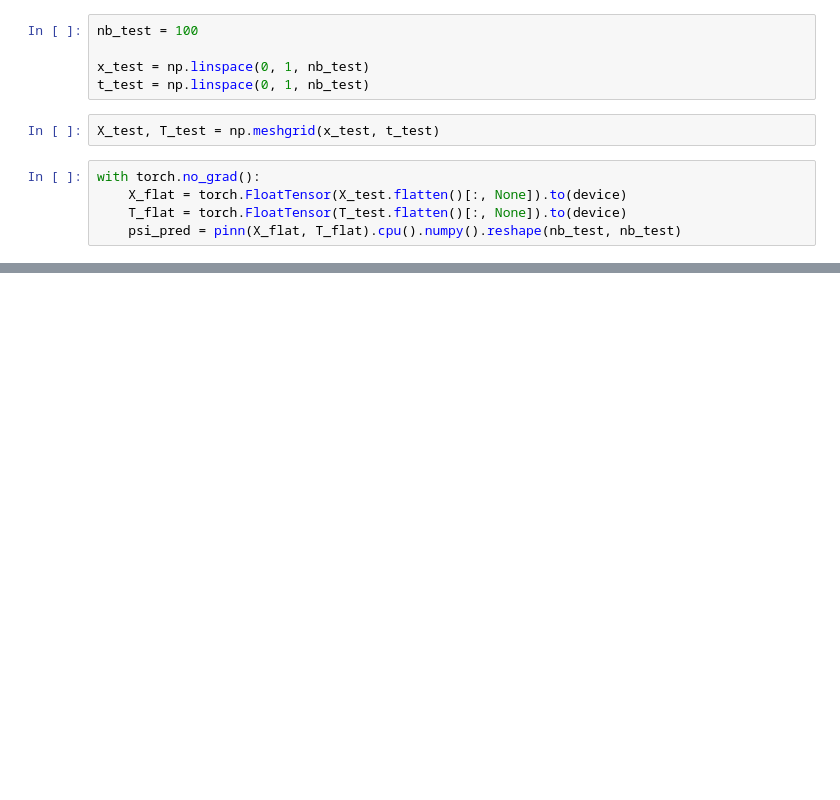
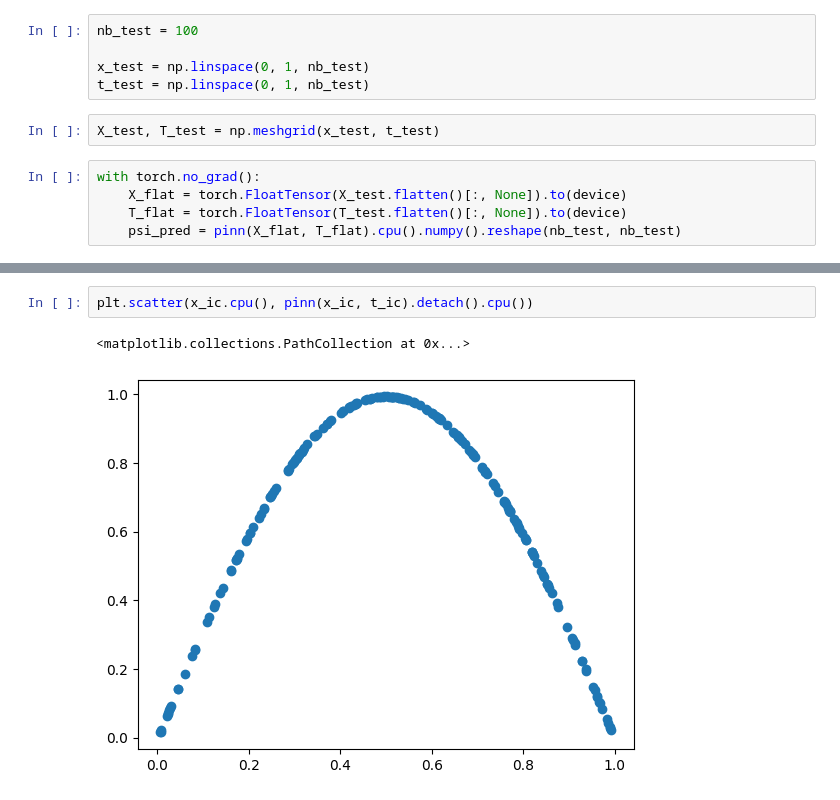
Before and after one commit to stephenhky/PINNNotebooks, a Jupyter notebook: wave_equation_standwaves.ipynb, the cells around one changed output, grey strips where cells are left out. Drawn from its saved outputs; the diff is of its cells as text; blank space fills up the shorter version.

```diff
--- a/wave_equation_standwaves.ipynb
+++ b/wave_equation_standwaves.ipynb
@@ -154,0 +175,5 @@ np.float64(0.24883056654521724)
+# %%
+plt.scatter(x_ic.cpu(), pinn(x_ic, t_ic).detach().cpu())
+# %% [output]
+<matplotlib.collections.PathCollection at 0x...>
+[figure, added]
```
Also changed, not shown: parts of 9 cells of this notebook.
